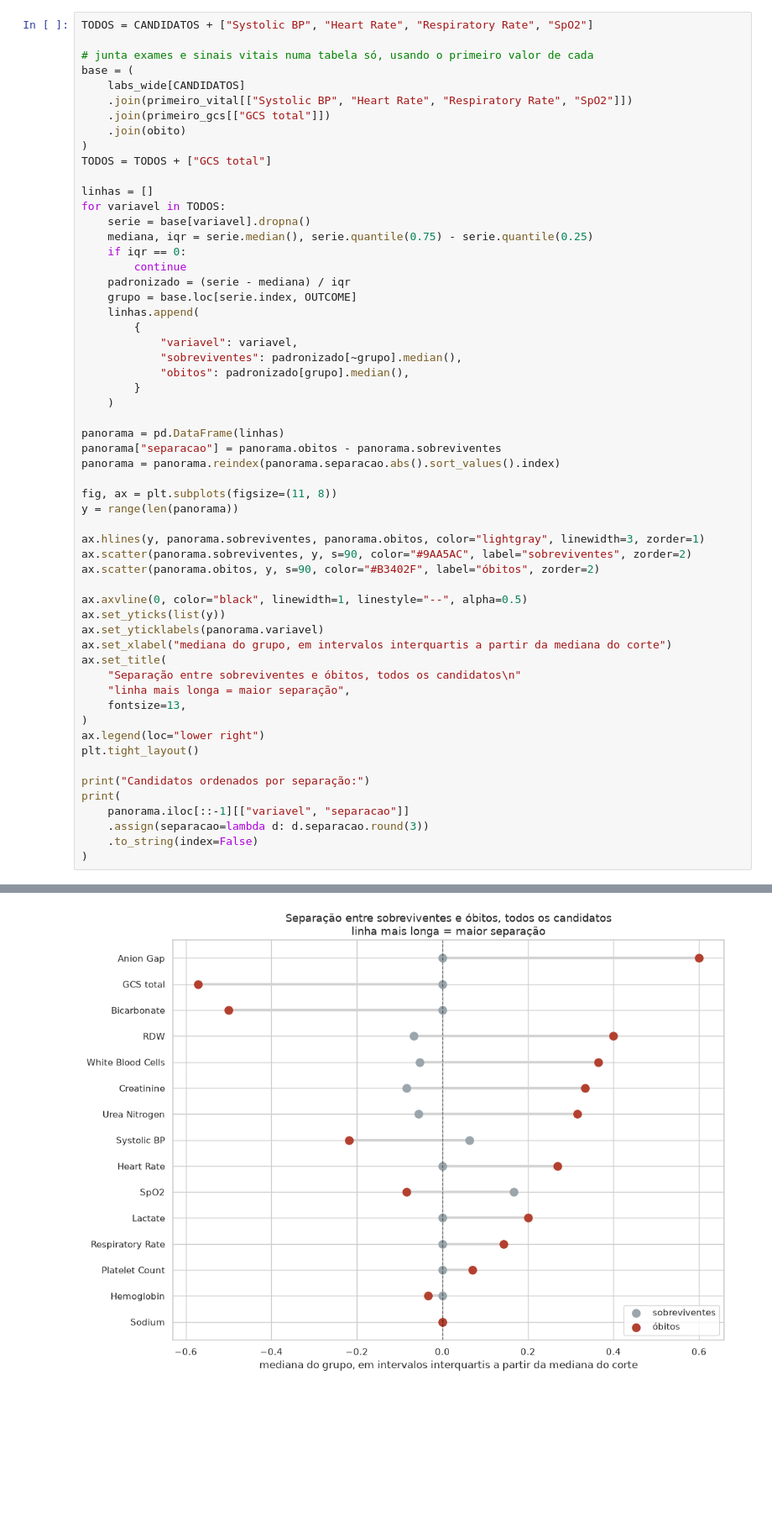
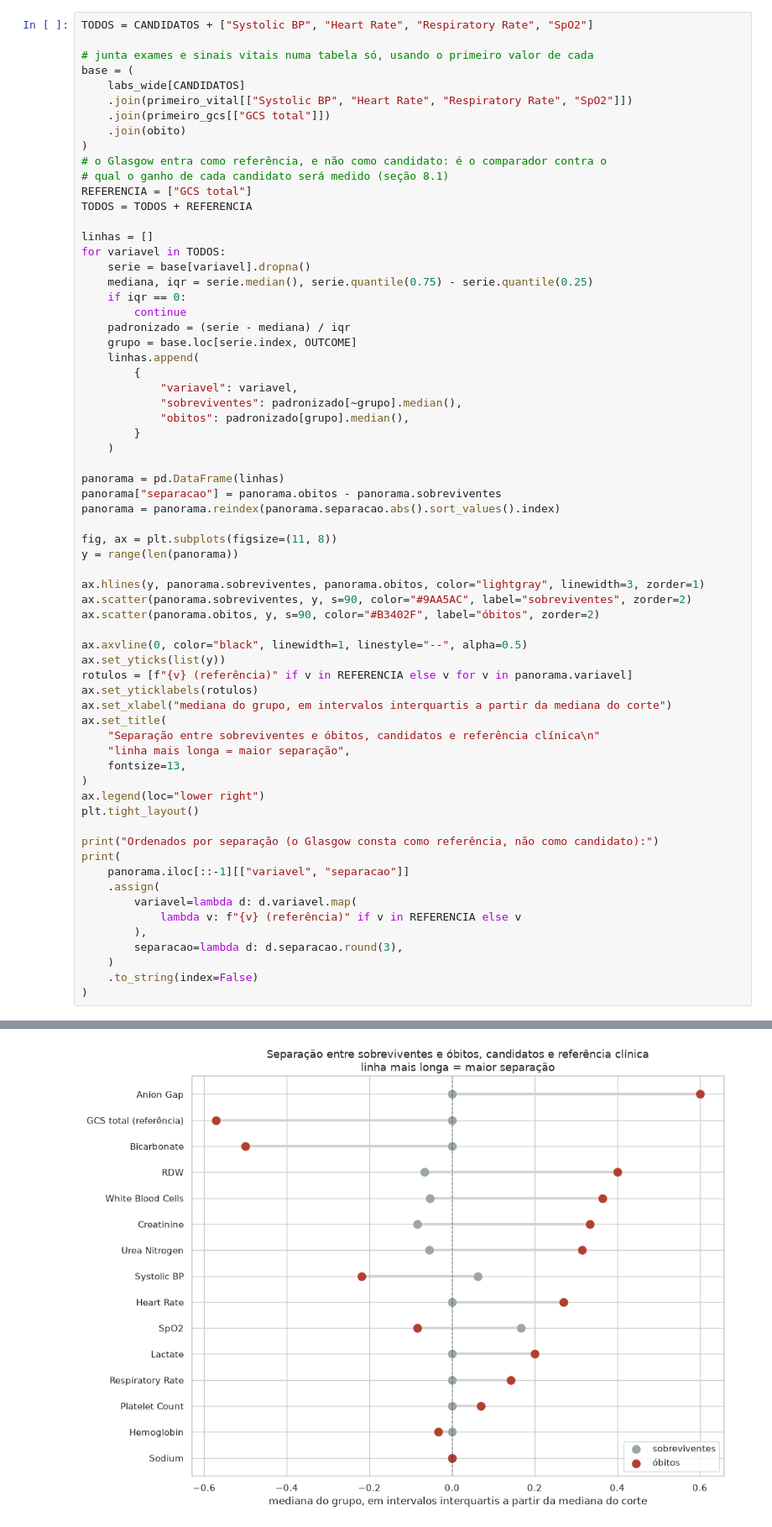
Before and after one commit to arthurlpaz/CardioFusion, a Jupyter notebook: notebooks/01_data_exploration.ipynb, the cells around one changed output, grey strips where cells are left out. Shown at 84% size. Cells and saved outputs as stored; diff of their text form; blank space fills up the shorter version.

```diff
--- a/notebooks/01_data_exploration.ipynb
+++ b/notebooks/01_data_exploration.ipynb
@@ -1217,7 +1218,10 @@ base = (
     .join(primeiro_gcs[["GCS total"]])
     .join(obito)
 )
-TODOS = TODOS + ["GCS total"]
+# o Glasgow entra como referência, e não como candidato: é o comparador contra o
+# qual o ganho de cada candidato será medido (seção 8.1)
+REFERENCIA = ["GCS total"]
+TODOS = TODOS + REFERENCIA
 
 linhas = []
 for variavel in TODOS:
@@ -1248,20 +1252,26 @@ ax.scatter(panorama.obitos, y, s=90, color="#B3402F", label="óbitos", zorder=2)
 
 ax.axvline(0, color="black", linewidth=1, linestyle="--", alpha=0.5)
 ax.set_yticks(list(y))
-ax.set_yticklabels(panorama.variavel)
+rotulos = [f"{v} (referência)" if v in REFERENCIA else v for v in panorama.variavel]
+ax.set_yticklabels(rotulos)
 ax.set_xlabel("mediana do grupo, em intervalos interquartis a partir da mediana do corte")
 ax.set_title(
-    "Separação entre sobreviventes e óbitos, todos os candidatos\n"
+    "Separação entre sobreviventes e óbitos, candidatos e referência clínica\n"
     "linha mais longa = maior separação",
     fontsize=13,
 )
 ax.legend(loc="lower right")
 plt.tight_layout()
 
-print("Candidatos ordenados por separação:")
+print("Ordenados por separação (o Glasgow consta como referência, não como candidato):")
 print(
     panorama.iloc[::-1][["variavel", "separacao"]]
-    .assign(separacao=lambda d: d.separacao.round(3))
+    .assign(
+        variavel=lambda d: d.variavel.map(
+            lambda v: f"{v} (referência)" if v in REFERENCIA else v
+        ),
+        separacao=lambda d: d.separacao.round(3),
+    )
     .to_string(index=False)
 )
 # %% [output]
@@ -1285,2 +1295,2 @@ White Blood Cells      0.417
-[figure, old version]
+[figure, new version]
 # %% [markdown]
```
Also changed, not shown: parts of 5 cells of this notebook.
